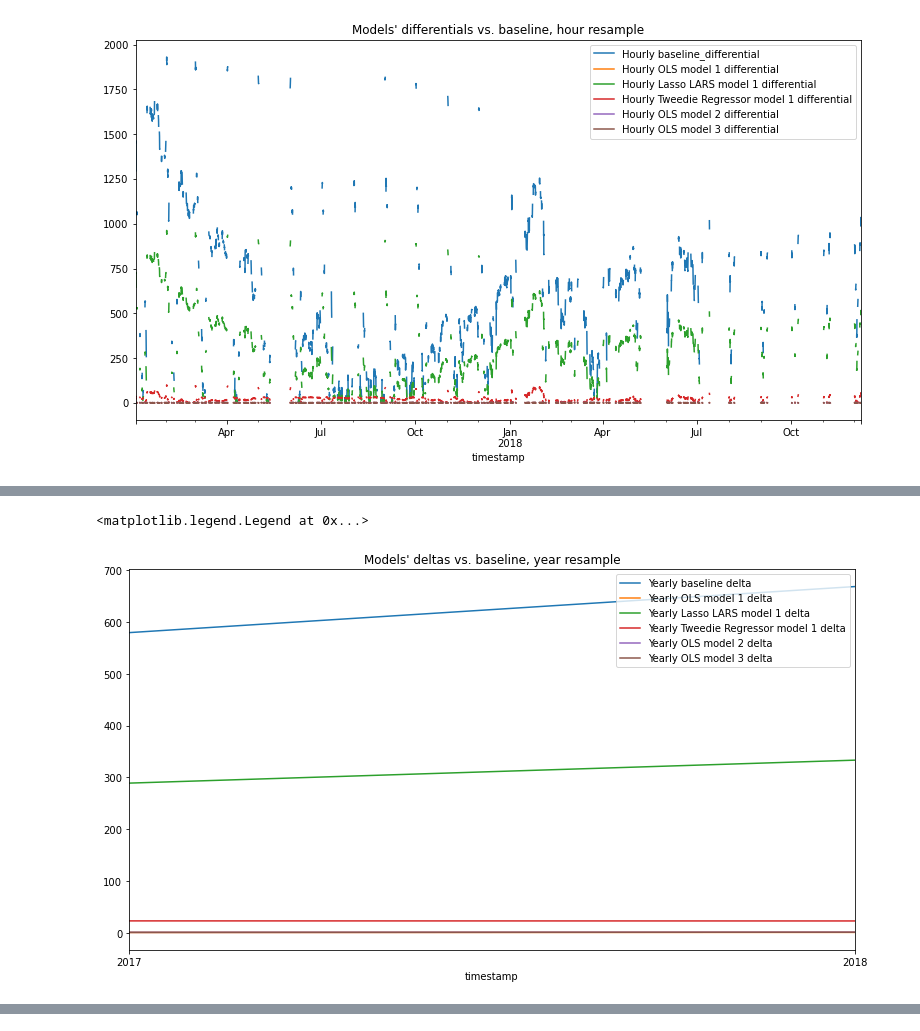
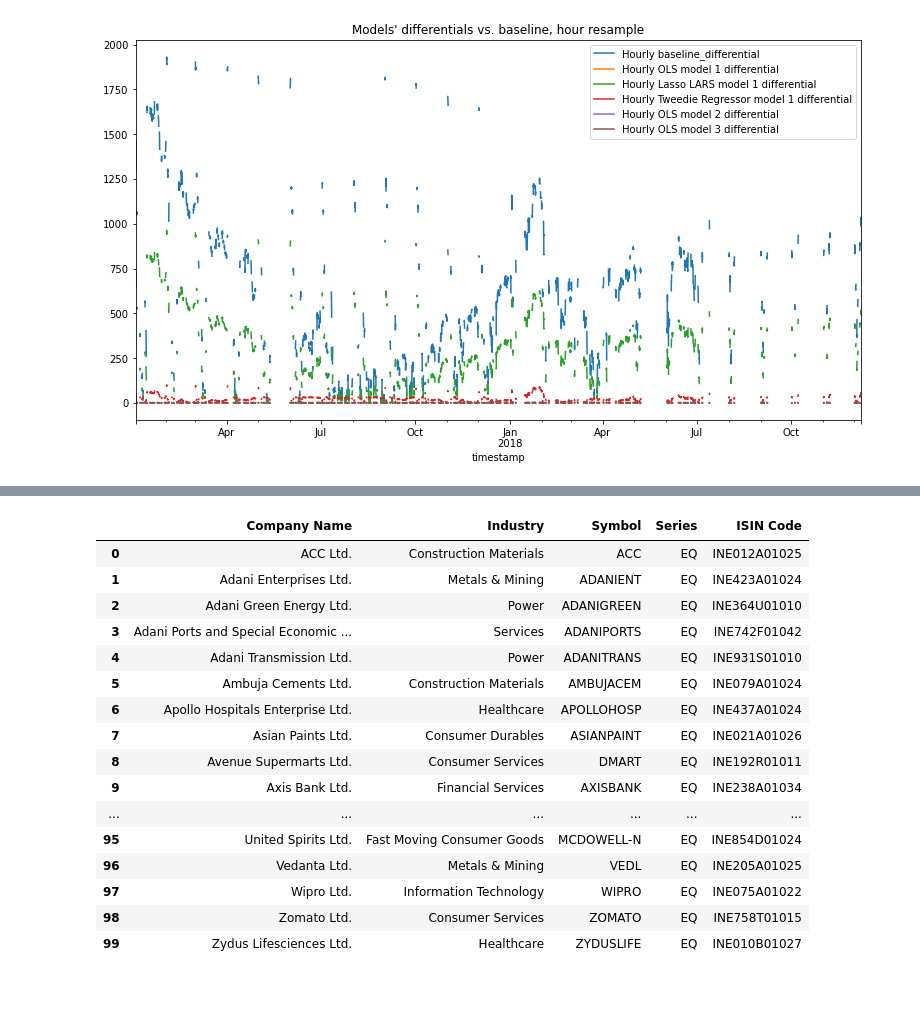
Before and after one commit to tarrencen/individual-project, a Jupyter notebook: indy_proj_explore.ipynb, the cells around one changed output, grey strips where cells are left out. Saved outputs shown, nothing was run; the diff lists cells and outputs as text; code cells hidden in the pictures; blank space fills up the shorter version.

```diff
--- a/indy_proj_explore.ipynb
+++ b/indy_proj_explore.ipynb
@@ -1374,16 +1318,3 @@ plt.legend()
-# %%
-plt.figure(figsize=(13,7))
-y_train.resample('Y').bl_delta.mean().plot(label='Yearly baseline delta')
-y_train.resample('Y').lm1_delta.mean().plot(label='Yearly OLS model 1 delta')
-y_train.resample('Y').lm2_delta.mean().plot(label='Yearly Lasso LARS model 1 delta')
-y_train.resample('Y').lm3_delta.mean().plot(label='Yearly Tweedie Regressor model 1 delta')
-y_train.resample('Y').lm4_delta.mean().plot(label='Yearly OLS model 2 delta')
-y_train.resample('Y').lm5_delta.mean().plot(label='Yearly OLS model 3 delta')
-plt.title('Models\' deltas vs. baseline, year resample')
-plt.legend()
-# %% [output]
-<matplotlib.legend.Legend at 0x...>
-[figure, removed]
 # %%
 y_train.describe()
 # %% [output]
@@ -1396,3 +1327,25 @@ y_train.describe()
 | 50% | 10474.475000 | 1.028344e+04 | 10474.485960 | 10379.172864 | 10453.129276 | 10474.413694 | 10474.410759 | 0.440257 | 279.262746 | 20.121155 | ... |
 | 75% | 10865.050000 | 1.028344e+04 | 10864.895140 | 10574.994124 | 10869.482318 | 10864.901731 | 10864.901715 | 0.834397 | 419.802354 | 29.936390 | ... |
 | max | 11548.450000 | 1.028344e+04 | 11549.856077 | 10916.824279 | 11637.990412 | 11546.594847 | 11546.596080 | 54.741624 | 969.796625 | 103.784291 | ... |
+# %%
+nifty_list = pd.read_csv('ind_nifty100list.csv')
+
+nifty_list
+# %% [output]
+|  | Company Name | Industry | Symbol | Series | ISIN Code |
+| 0 | ACC Ltd. | Construction Materials | ACC | EQ | INE012A01025 |
+| 1 | Adani Enterprises Ltd. | Metals & Mining | ADANIENT | EQ | INE423A01024 |
+| 2 | Adani Green Energy Ltd. | Power | ADANIGREEN | EQ | INE364U01010 |
+| 3 | Adani Ports and Special Economic ... | Services | ADANIPORTS | EQ | INE742F01042 |
+| 4 | Adani Transmission Ltd. | Power | ADANITRANS | EQ | INE931S01010 |
+| 5 | Ambuja Cements Ltd. | Construction Materials | AMBUJACEM | EQ | INE079A01024 |
+| 6 | Apollo Hospitals Enterprise Ltd. | Healthcare | APOLLOHOSP | EQ | INE437A01024 |
+| 7 | Asian Paints Ltd. | Consumer Durables | ASIANPAINT | EQ | INE021A01026 |
+| 8 | Avenue Supermarts Ltd. | Consumer Services | DMART | EQ | INE192R01011 |
+| 9 | Axis Bank Ltd. | Financial Services | AXISBANK | EQ | INE238A01034 |
+| ... | ... | ... | ... | ... | ... |
+| 95 | United Spirits Ltd. | Fast Moving Consumer Goods | MCDOWELL-N | EQ | INE854D01024 |
+| 96 | Vedanta Ltd. | Metals & Mining | VEDL | EQ | INE205A01025 |
+| 97 | Wipro Ltd. | Information Technology | WIPRO | EQ | INE075A01022 |
+| 98 | Zomato Ltd. | Consumer Services | ZOMATO | EQ | INE758T01015 |
+| 99 | Zydus Lifesciences Ltd. | Healthcare | ZYDUSLIFE | EQ | INE010B01027 |
```
Also changed, not shown: parts of 14 cells of this notebook.
